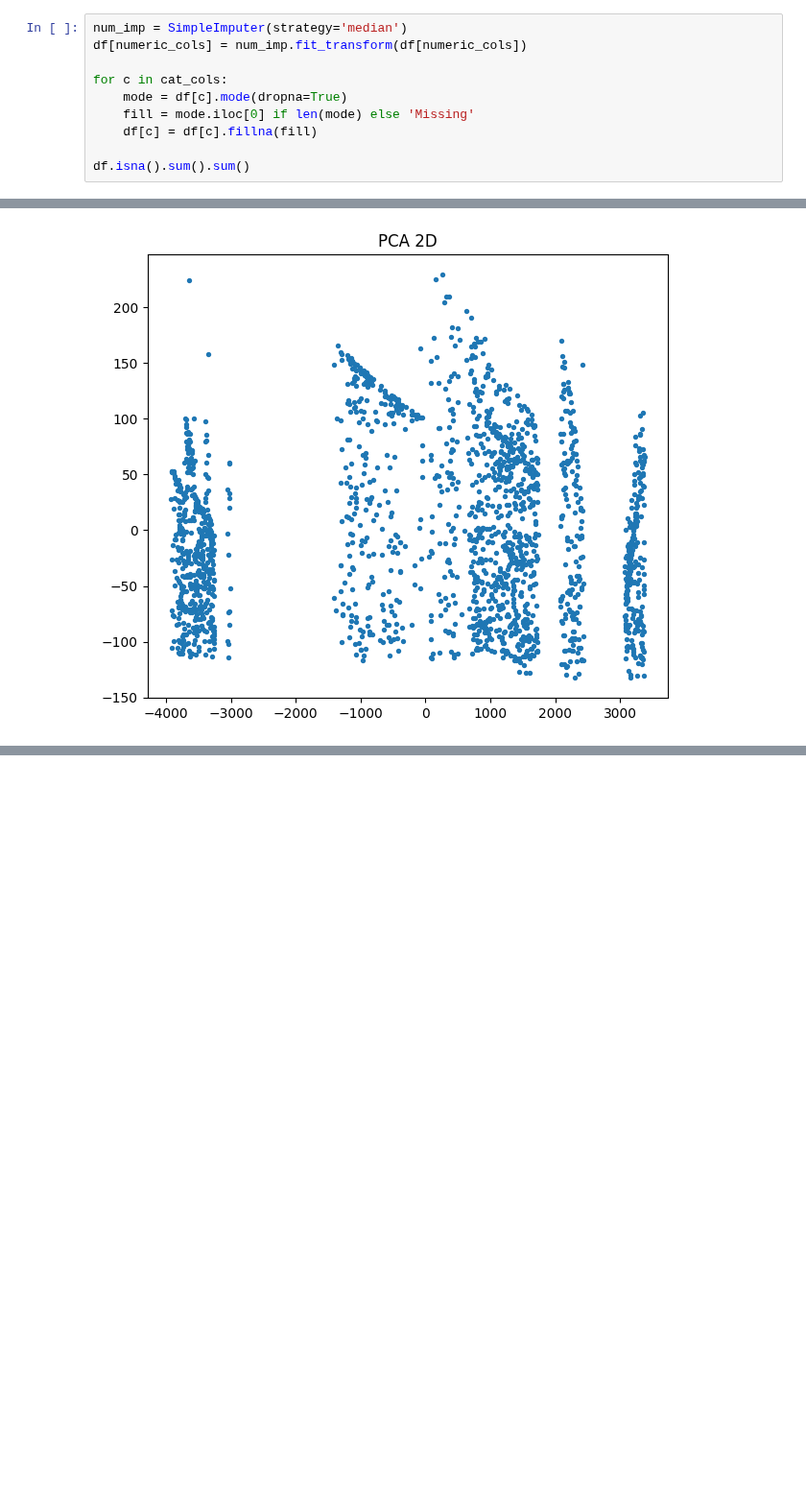
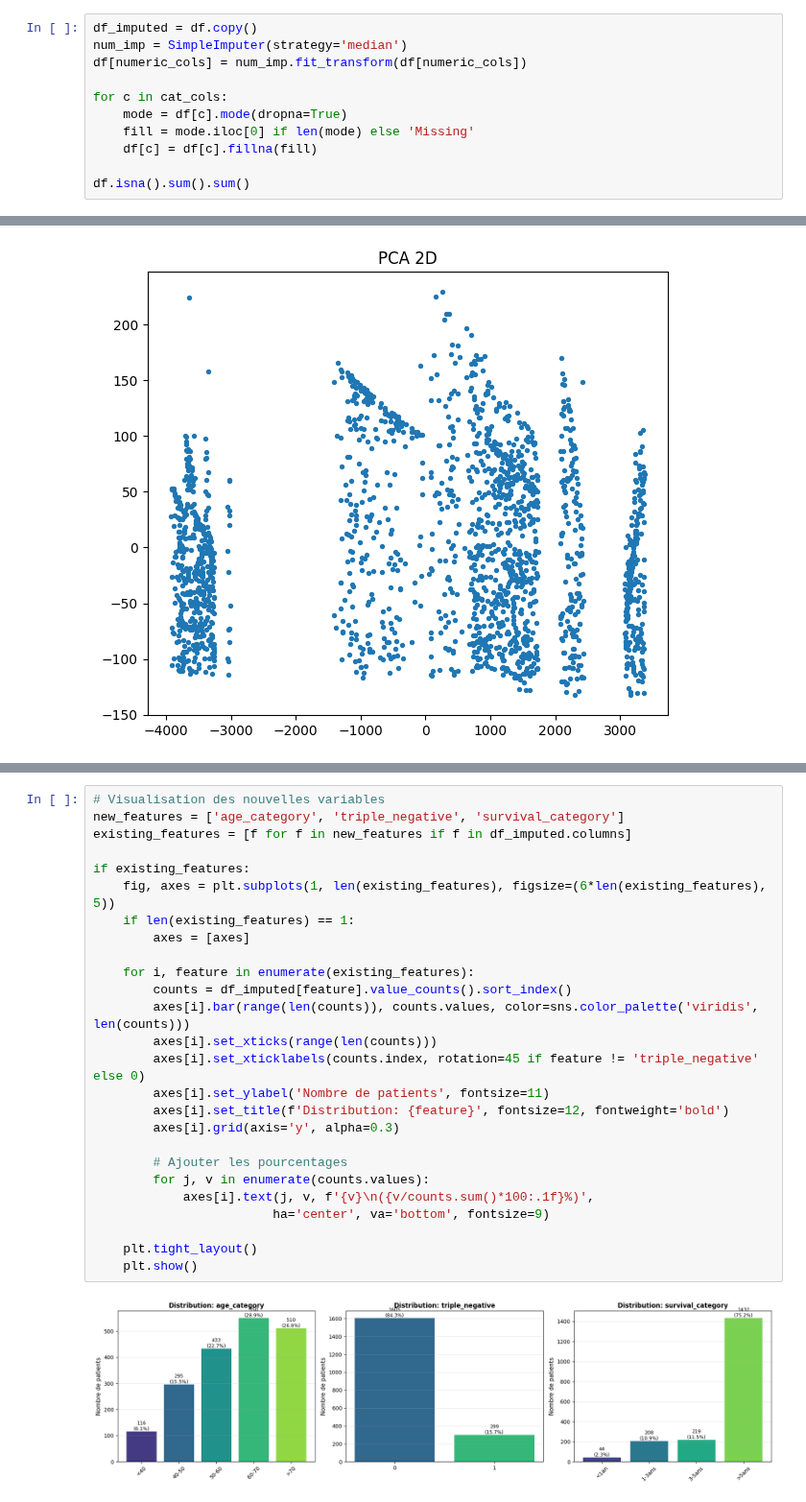
Before and after one commit to yasmineCH03/Breast_Cancer_Detection_ML_Project, a Jupyter notebook: Notebooks/data_preparation/Notebook_METABRIC_Complet.ipynb, the cells around one changed output, grey strips where cells are left out. Shown at 96% size. Drawn from its saved outputs; the diff is of its cells as text; blank space fills up the shorter version.

Commit message:
Ajout du feature engineering

```diff
--- a/Notebooks/data_preparation/Notebook_METABRIC_Complet.ipynb
+++ b/Notebooks/data_preparation/Notebook_METABRIC_Complet.ipynb
@@ -283,6 +320,7 @@ numeric_cols[:10], cat_cols[:10]
   'her2_status',
   'tumor_other_histologic_subtype'])
 # %%
+df_imputed = df.copy()
 num_imp = SimpleImputer(strategy='median')
 df[numeric_cols] = num_imp.fit_transform(df[numeric_cols])
 
@@ -308,0 +390,28 @@ else:
+# %%
+# Visualisation des nouvelles variables
+new_features = ['age_category', 'triple_negative', 'survival_category']
+existing_features = [f for f in new_features if f in df_imputed.columns]
+
+if existing_features:
+    fig, axes = plt.subplots(1, len(existing_features), figsize=(6*len(existing_features), 5))
+    if len(existing_features) == 1:
+        axes = [axes]
+
+    for i, feature in enumerate(existing_features):
+        counts = df_imputed[feature].value_counts().sort_index()
+        axes[i].bar(range(len(counts)), counts.values, color=sns.color_palette('viridis', len(counts)))
+        axes[i].set_xticks(range(len(counts)))
+        axes[i].set_xticklabels(counts.index, rotation=45 if feature != 'triple_negative' else 0)
+        axes[i].set_ylabel('Nombre de patients', fontsize=11)
+        axes[i].set_title(f'Distribution: {feature}', fontsize=12, fontweight='bold')
+        axes[i].grid(axis='y', alpha=0.3)
+
+        # Ajouter les pourcentages
+        for j, v in enumerate(counts.values):
+            axes[i].text(j, v, f'{v}\n({v/counts.sum()*100:.1f}%)',
+                        ha='center', va='bottom', fontsize=9)
+
+    plt.tight_layout()
+    plt.show()
+# %% [output]
+[figure, added]
```
Also changed, not shown: parts of 4 cells of this notebook.
